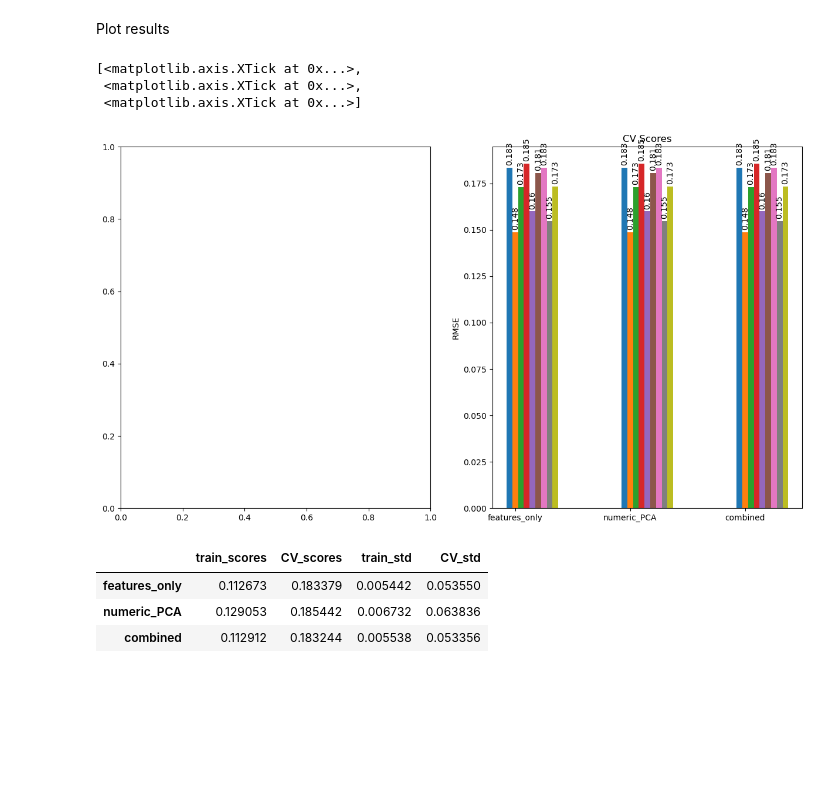
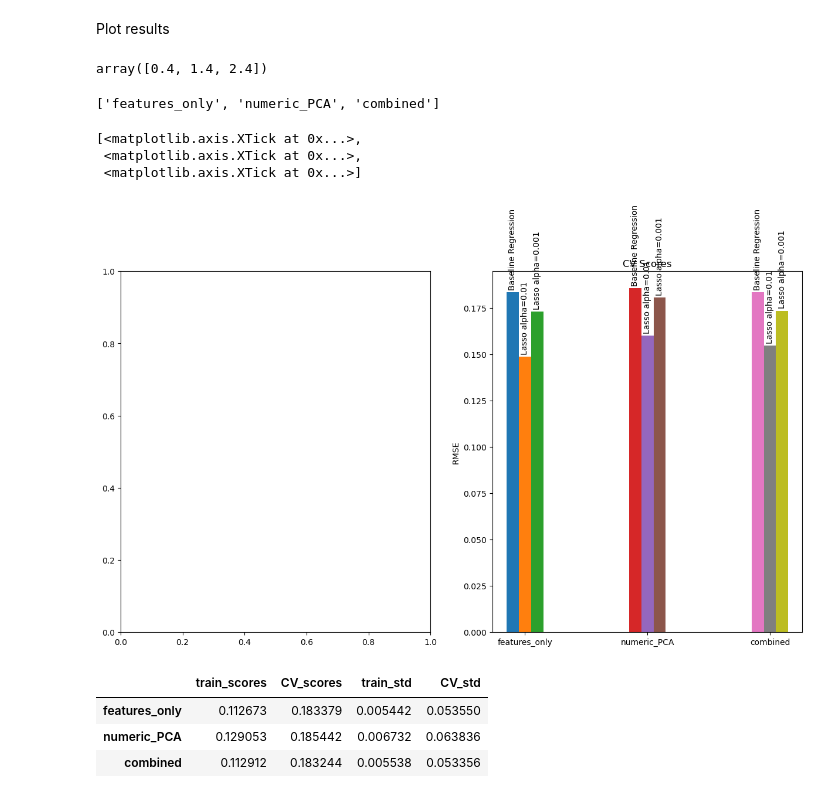
Before and after one commit to charlesbeacham/house_prices, a Jupyter notebook: housing.ipynb, the cells around one changed output. Saved outputs shown, nothing was run; the diff lists cells and outputs as text; code cells hidden in the pictures; blank space fills up the shorter version.

Commit message:
update plot

```diff
--- a/housing.ipynb
+++ b/housing.ipynb
@@ -677,34 +677,44 @@ for pipe in pipe_names:
 0.17334620630133937
 # %% [markdown]
 Plot results
+# %%
+x + offset
+# %% [output]
+array([0.4, 1.4, 2.4])
+# %%
+pipe_names
+# %% [output]
+['features_only', 'numeric_PCA', 'combined']
 # %%
 x = np.arange(len(pipe_names)) # label locations
-width = 0.05 # width of the bars
+width = 0.1 # width of the bars
 multiplier = 0
 
 fig, axs = plt.subplots(1, 2, figsize=(15,8))
 
 tests = list(results.index.get_level_values(0).unique())
 
-
+i = 0
 for pipe in pipe_names:
     for name in names:
         score = results.loc[(name, pipe), "CV_scores"]
         offset = width * multiplier
-        rects = axs[1].bar(x + offset, score, width, label=name)
-        labels = axs[1].bar_label(rects, padding=3, fmt='{:.3}')
+        rects = axs[1].bar(x[i] + offset, score, width, label=name)
+        labels = axs[1].bar_label(rects,labels=[name], padding=3) #, fmt='{:.3}')
         [label.set_rotation(90) for label in labels]
         multiplier +=1
+    i += 1
+    multiplier = 0
 
 axs[1].set_ylabel('RMSE')
 axs[1].set_title('CV Scores')
 axs[1].set_xticks(x + width, pipe_names)
 #axs[1].legend(loc='upper left')
 # %% [output]
 [<matplotlib.axis.XTick at 0x...>,
  <matplotlib.axis.XTick at 0x...>,
  <matplotlib.axis.XTick at 0x...>]
-[figure, old version]
+[figure, new version]
 # %%
 # delete
 d = {
```
